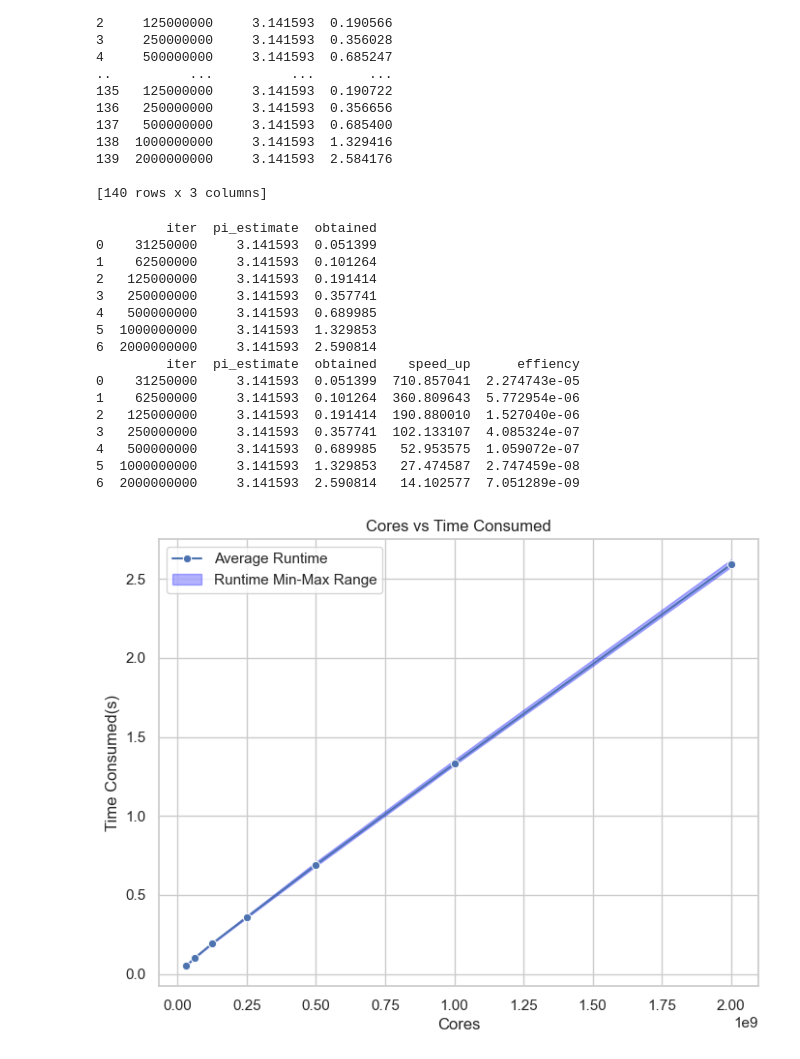
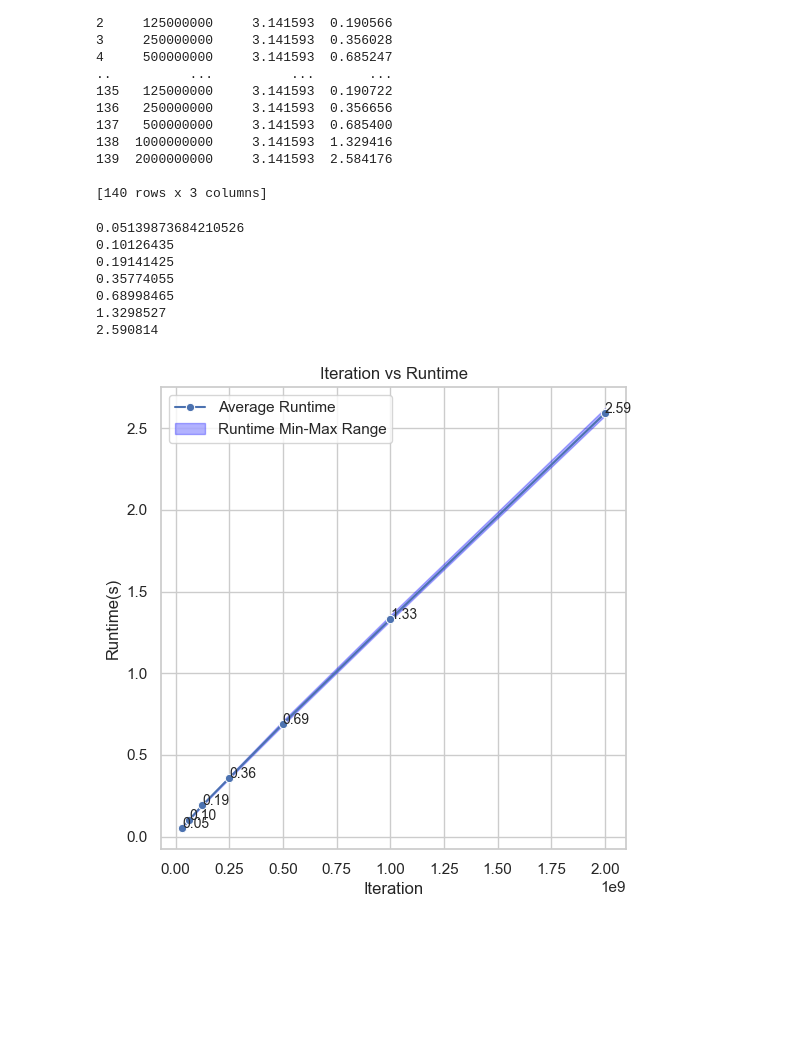
Before and after one commit to dondavan/HPC, a Jupyter notebook: ass2/visualization/pi_vis.ipynb, the cells around one changed output. Cells and saved outputs as stored; diff of their text form; code cells hidden in the pictures; blank space fills up the shorter version.

```diff
--- a/ass2/visualization/pi_vis.ipynb
+++ b/ass2/visualization/pi_vis.ipynb
@@ -190,8 +190,11 @@ print(result_df)
 
 sns.set(style="whitegrid")
 
-plt.figure(figsize=(8, 6))
+plt.figure(figsize=(6, 6))
 sns.lineplot(x='cpus', y='obtained', data=result_df, label='Average Runtime', marker='o')
+for i in range(len(result_df['obtained'])):
+        print(result_df['obtained'][i])
+        plt.gca().text(result_df['cpus'][i], result_df['obtained'][i], str("{:.2f}".format(result_df['obtained'][i])),fontsize = 10)
 plt.fill_between(result_df['cpus'], df_min['obtained'], df_max['obtained'], color='blue', alpha=0.3, label='Runtime Min-Max Range')
 
 
@@ -244,9 +251,13 @@ df_min
 
 sns.set(style="whitegrid")
 
-plt.figure(figsize=(8, 6))
+plt.figure(figsize=(6, 6))
 sns.lineplot(x='cpus', y='speed_up', data=df_all, label='Average Obtained Speedup', marker='o')
 sns.lineplot(x='cpus', y='ideal_speed_up', data=result_df, label='Linear Speedup', marker='*')
+
+for i in range(len(df_all['obtained'])):
+        plt.gca().text(df_all['cpus'][i], df_all['speed_up'][i], str("{:.2f}".format(df_all['speed_up'][i])),fontsize = 10)
+
 # plt.fill_between(df_all['cpus'], df_min['speed_up'], df_max['speed_up'], color='blue', alpha=0.3, label='Time Consumed Min-Max Range')
 # Use lineplot with ci parameter to add confidence interval
 sns.lineplot(x='cpus', y='speed_up', data=result_df, ci='sd', label='Runtime Range', alpha=0.3)
@@ -293,8 +304,11 @@ df_min
 
 sns.set(style="whitegrid")
 
-plt.figure(figsize=(8, 6))
+plt.figure(figsize=(6, 6))
 sns.lineplot(x='cpus', y='effiency', data=df_all, label='Average Efficiency', marker='o')
+for i in range(len(df_all['obtained'])):
+        plt.gca().text(df_all['cpus'][i], df_all['effiency'][i], str("{:.2f}".format(df_all['effiency'][i])),fontsize = 10)
+
 # plt.fill_between(df_all['cpus'], df_min['speed_up'], df_max['speed_up'], color='blue', alpha=0.3, label='Time Consumed Min-Max Range')
 # Use lineplot with ci parameter to add confidence interval
 sns.lineplot(x='cpus', y='effiency', data=result_df, ci='sd', label='Efficiency Range', alpha=0.3)
@@ -365,56 +379,48 @@ print(df)
 # %%
 import pandas as pd
 import seaborn as sns
 import matplotlib.pyplot as plt
 
 _, _, _, df_all = workload_extract_values_from_file('../output/workload_thin_20.out')
+_, _, _, df_all_1 = workload_extract_values_from_file('../output/workload_thin_20_1.out')
+
 
 df_all = df_all.iloc[1:] # ignore the repeated row
 start_with = 0 # make it 1 to ignore the first row, to show a more obvious min-max range
 result_df = df_all.groupby('iter').mean().reset_index().iloc[start_with:]
 df_min = df_all.groupby('iter').min().reset_index().iloc[start_with:]
 df_max = df_all.groupby('iter').max().reset_index().iloc[start_with:]
 
-print(result_df)
-# print(df_all)
-core_1_time = 36.537154
-cores = 32
-result_df['speed_up'] = core_1_time / result_df['obtained']
-result_df['effiency'] = result_df['speed_up'] / result_df['iter']
-result_df
-print(result_df)
-
+result_df['ideal_speed_up'] = result_df['iter']
 
 sns.set(style="whitegrid")
 
-plt.figure(figsize=(8, 6))
+plt.figure(figsize=(6, 6))
+
+sns.scatterplot(data=result_df, x='iter', y='obtained')
 sns.lineplot(x='iter', y='obtained', data=result_df, label='Average Runtime', marker='o')
+
+for i in range(len(result_df['obtained'])):
+        print(result_df['obtained'][i])
+        plt.gca().text(result_df['iter'][i], result_df['obtained'][i], str("{:.2f}".format(result_df['obtained'][i])),fontsize = 10)
+
 plt.fill_between(result_df['iter'], df_min['obtained'], df_max['obtained'], color='blue', alpha=0.3, label='Runtime Min-Max Range')
 
 
-plt.xlabel('Cores')
-plt.ylabel('Time Consumed(s)')
-plt.title('Cores vs Time Consumed')
+plt.xlabel('Iteration')
+plt.ylabel('Runtime(s)')
+plt.title('Iteration vs Runtime')
 plt.legend()
 plt.grid(True)
 
 plt.savefig("workload-runtime.svg")
 plt.show()
 # %% [output]
-         iter  pi_estimate  obtained
-0    31250000     3.141593  0.051399
-1    62500000     3.141593  0.101264
-2   125000000     3.141593  0.191414
-3   250000000     3.141593  0.357741
-4   500000000     3.141593  0.689985
-5  1000000000     3.141593  1.329853
-6  2000000000     3.141593  2.590814
-         iter  pi_estimate  obtained    speed_up      effiency
-0    31250000     3.141593  0.051399  710.857041  2.274743e-05
-1    62500000     3.141593  0.101264  360.809643  5.772954e-06
-2   125000000     3.141593  0.191414  190.880010  1.527040e-06
-3   250000000     3.141593  0.357741  102.133107  4.085324e-07
-4   500000000     3.141593  0.689985   52.953575  1.059072e-07
-5  1000000000     3.141593  1.329853   27.474587  2.747459e-08
-6  2000000000     3.141593  2.590814   14.102577  7.051289e-09
+0.05139873684210526
+0.10126435
+0.19141425
+0.35774055
+0.68998465
+1.3298527
+2.590814
-[figure, old version]
+[figure, new version]
```
Also changed, not shown: parts of 4 cells of this notebook, 9 other files.
